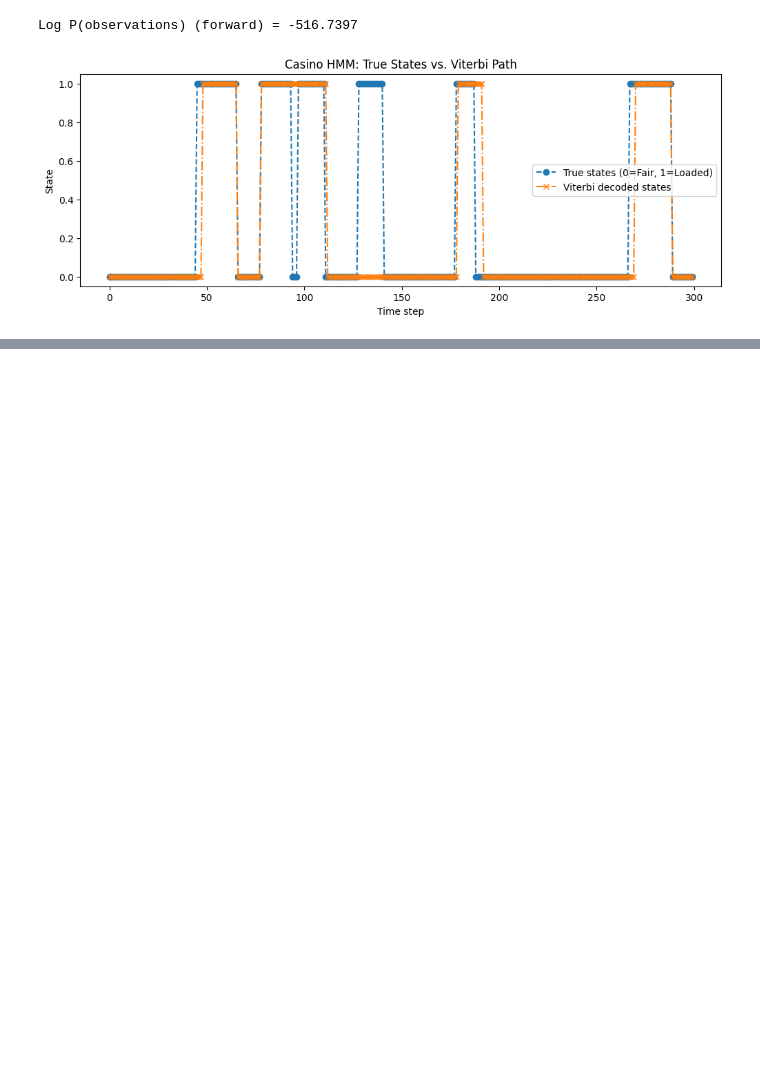
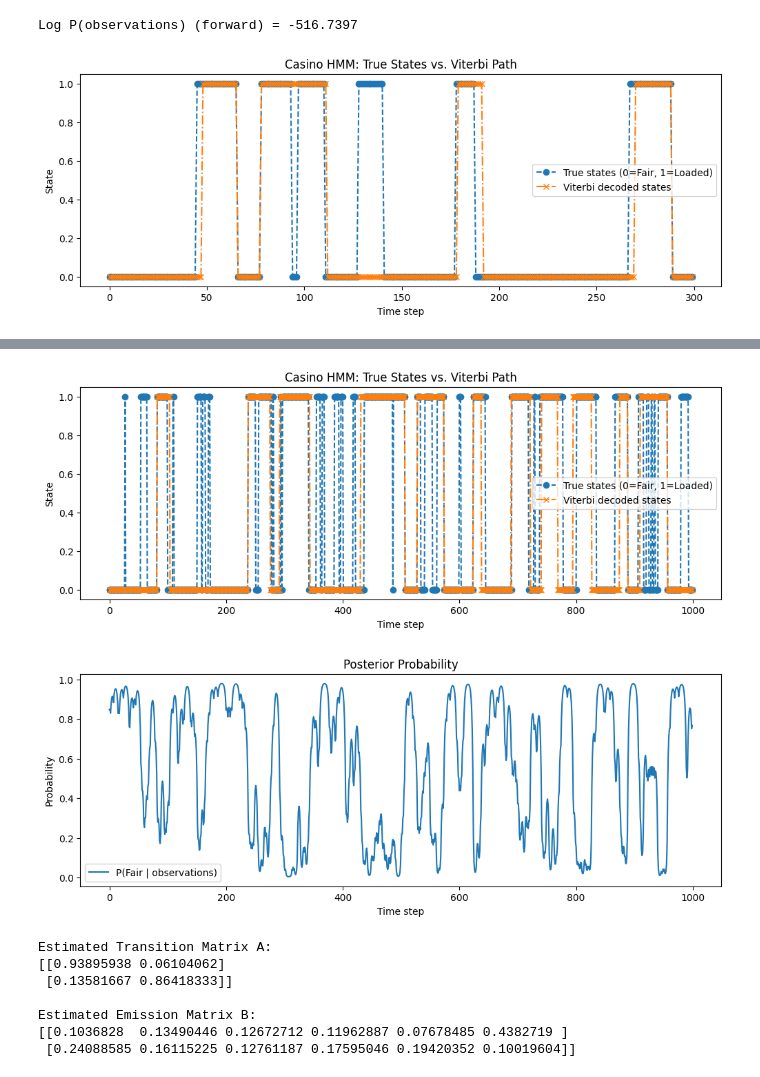
Before and after one commit to Vladm0z/HSE-Bioinformatics, a Jupyter notebook: Bioinformatics/MSc/Statistics/Pop_model_HW3.ipynb, the cells around one changed output, grey strips where cells are left out. Drawn from its saved outputs; the diff is of its cells as text; code cells hidden in the pictures; blank space fills up the shorter version.

```diff
--- a/Bioinformatics/MSc/Statistics/Pop_model_HW3.ipynb
+++ b/Bioinformatics/MSc/Statistics/Pop_model_HW3.ipynb
@@ -294,0 +395,52 @@ Estimated Emission Matrix B:
+# %%
+with open("casino_test_1000.txt", "r") as f:
+    content = f.read().strip()
+parts = content.split()
+observations_str = parts[0]
+states_str = parts[1]
+observations = np.array([int(ch)-1 for ch in observations_str if ch.isdigit()])
+true_states = np.array([0 if ch=='F' else 1 for ch in states_str if ch in ['F','L']])
+
+L = len(observations)
+
+sigma_v = viterbi(observations, M, E, pi)
+
+alpha, log_prob_forward, scale = forward(observations, M, E, pi)
+beta = backward(observations, M, E, scale)
+
+gamma = posterior_decoding(alpha, beta)
+p_fair = gamma[:, 0]
+
+plt.figure(figsize=(12,4))
+plt.plot(true_states, label="True states (0=Fair, 1=Loaded)", marker="o", linestyle="--")
+plt.plot(sigma_v, label="Viterbi decoded states", marker="x", linestyle="-.")
+plt.xlabel("Time step")
+plt.ylabel("State")
+plt.title("Casino HMM: True States vs. Viterbi Path")
+plt.legend()
+plt.show()
+
+plt.figure(figsize=(12,4))
+plt.plot(p_fair, label="P(Fair | observations)")
+#plt.plot(p_loaded, label="P(Loaded | observations)")
+plt.xlabel("Time step")
+plt.ylabel("Probability")
+plt.title("Posterior Probability")
+plt.legend()
+plt.show()
+
+A_est, B_est, pi_est = baum_welch(observations, n_iter=10)
+print("Estimated Transition Matrix A:")
+print(A_est)
+print("\nEstimated Emission Matrix B:")
+print(B_est)
+# %% [output]
+[figure, added]
+[figure, added]
+Estimated Transition Matrix A:
+[[0.93895938 0.06104062]
+ [0.13581667 0.86418333]]
+
+Estimated Emission Matrix B:
+[[0.1036828  0.13490446 0.12672712 0.11962887 0.07678485 0.4382719 ]
+ [0.24088585 0.16115225 0.12761187 0.17595046 0.19420352 0.10019604]]
```
Also changed, not shown: parts of 28 cells of this notebook.
